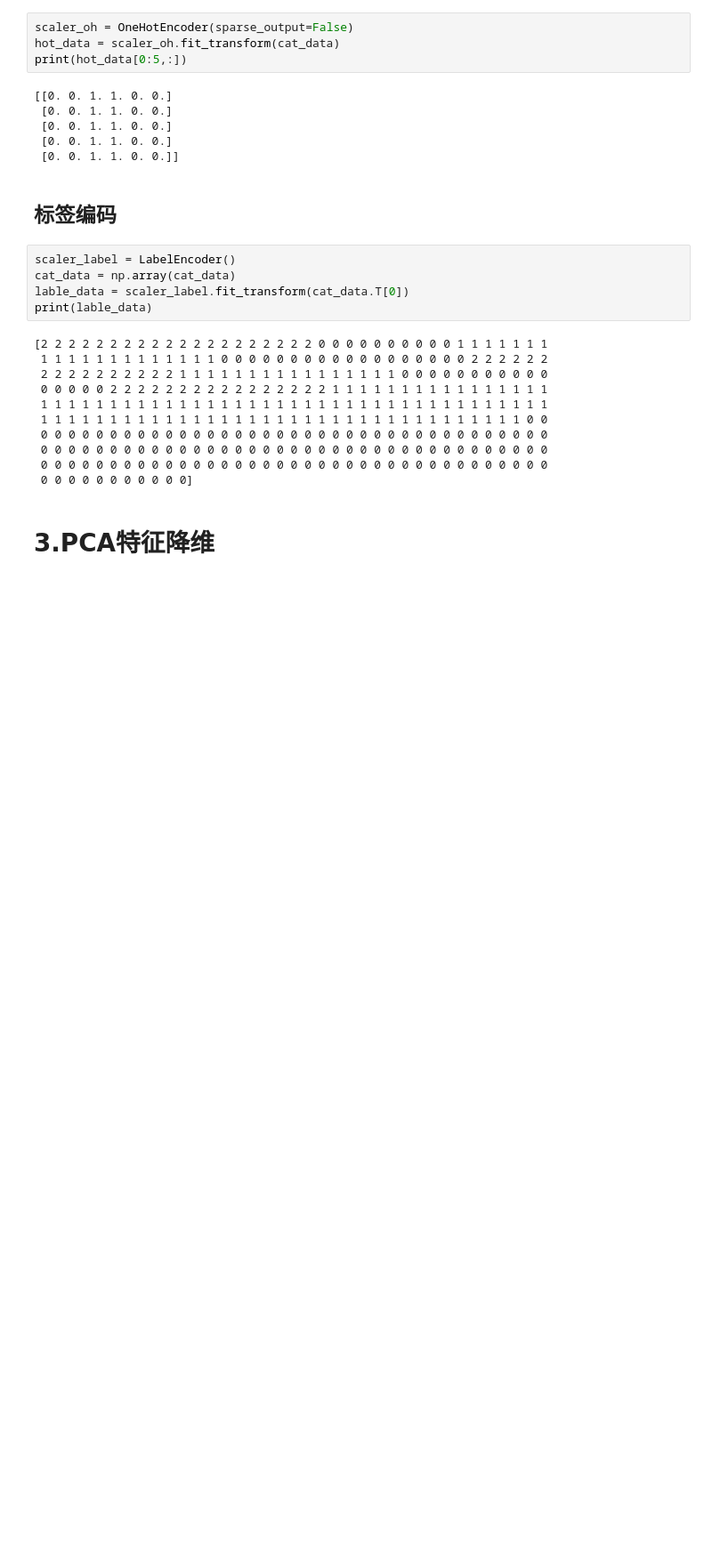
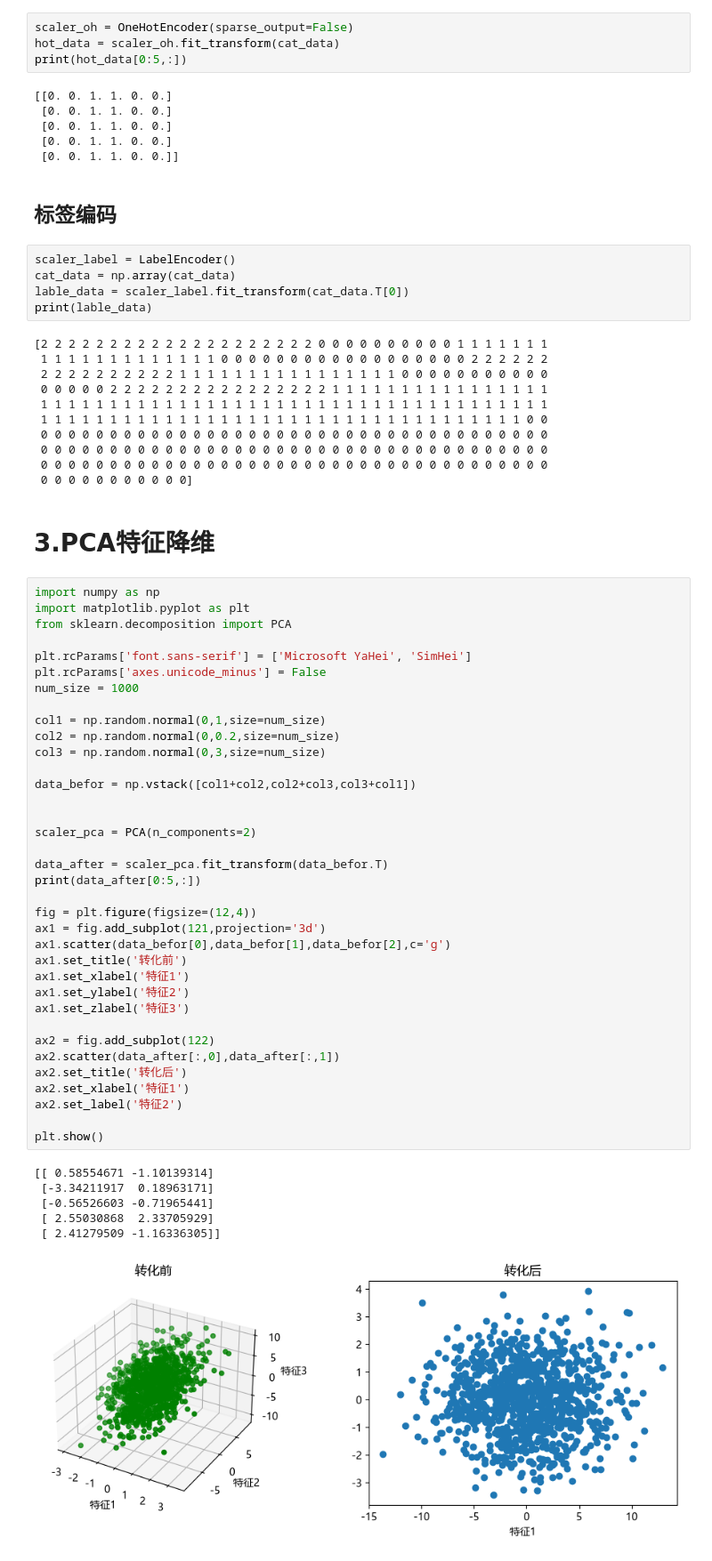
Before and after one commit to kunqi66/ml_dl_nlp, a Jupyter notebook: 01_ml/01_base/01_feature_engineering.ipynb, the cells around one changed output. Shown at 89% size. Saved outputs shown, nothing was run; the diff lists cells and outputs as text; blank space fills up the shorter version.

```diff
--- a/01_ml/01_base/01_feature_engineering.ipynb
+++ b/01_ml/01_base/01_feature_engineering.ipynb
@@ -181,3 +181,46 @@ print(lable_data)
  0 0 0 0 0 0 0 0 0 0 0]
 # %% [markdown]
 # 3.PCA特征降维
+# %%
+import numpy as np
+import matplotlib.pyplot as plt
+from sklearn.decomposition import PCA
+
+plt.rcParams['font.sans-serif'] = ['Microsoft YaHei', 'SimHei']
+plt.rcParams['axes.unicode_minus'] = False
+num_size = 1000
+
+col1 = np.random.normal(0,1,size=num_size)
+col2 = np.random.normal(0,0.2,size=num_size)
+col3 = np.random.normal(0,3,size=num_size)
+
+data_befor = np.vstack([col1+col2,col2+col3,col3+col1])
+
+
+scaler_pca = PCA(n_components=2)
+
+data_after = scaler_pca.fit_transform(data_befor.T)
+print(data_after[0:5,:])
+
+fig = plt.figure(figsize=(12,4))
+ax1 = fig.add_subplot(121,projection='3d')
+ax1.scatter(data_befor[0],data_befor[1],data_befor[2],c='g')
+ax1.set_title('转化前')
+ax1.set_xlabel('特征1')
+ax1.set_ylabel('特征2')
+ax1.set_zlabel('特征3')
+
+ax2 = fig.add_subplot(122)
+ax2.scatter(data_after[:,0],data_after[:,1])
+ax2.set_title('转化后')
+ax2.set_xlabel('特征1')
+ax2.set_label('特征2')
+
+plt.show()
+# %% [output]
+[[ 0.58554671 -1.10139314]
+ [-3.34211917  0.18963171]
+ [-0.56526603 -0.71965441]
+ [ 2.55030868  2.33705929]
+ [ 2.41279509 -1.16336305]]
+[figure, added]
```
